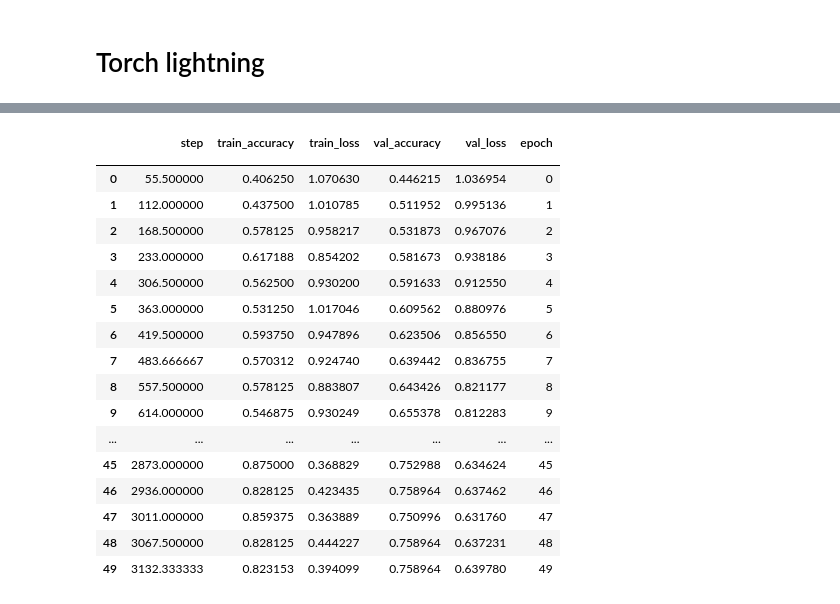
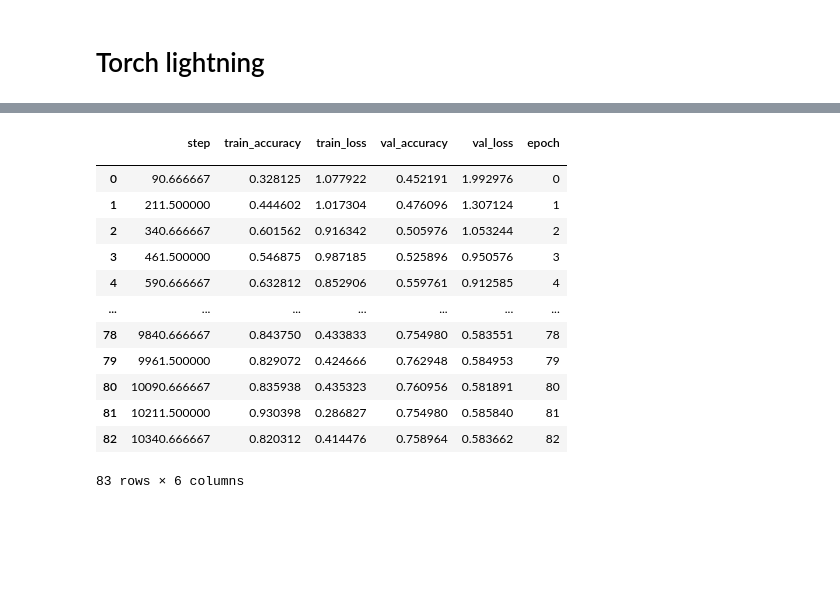
Before and after one commit to TairCohen/Computer-Vision-Project, a Jupyter notebook: skin-disease-classification.ipynb, the cells around one changed output, grey strips where cells are left out. Saved outputs shown, nothing was run; the diff lists cells and outputs as text; code cells hidden in the pictures; blank space fills up the shorter version.

```diff
--- a/skin-disease-classification.ipynb
+++ b/skin-disease-classification.ipynb
@@ -346,30 +408,26 @@ trainer.fit(model, train_loader, val_loader)
 # %%
 import pandas as pd
-log_path = "logs/csv_logs/version_4/metrics.csv"
+log_path = "logs/csv_logs/version_0/metrics.csv"
 df = pd.read_csv(log_path, sep=',')
 df = df.groupby('epoch').mean()  # merge the train and valid rows
 df['epoch'] = df.index  # because "Epoch" gets turned into the index
 df.index.name = ''  # to remove the name "Epoch" from the index
 df
 # %% [output]
 |  | step | train_accuracy | train_loss | val_accuracy | val_loss | epoch |
 |  |  |  |  |  |  |  |
-| 0 | 55.500000 | 0.406250 | 1.070630 | 0.446215 | 1.036954 | 0 |
-| 1 | 112.000000 | 0.437500 | 1.010785 | 0.511952 | 0.995136 | 1 |
-| 2 | 168.500000 | 0.578125 | 0.958217 | 0.531873 | 0.967076 | 2 |
-| 3 | 233.000000 | 0.617188 | 0.854202 | 0.581673 | 0.938186 | 3 |
-| 4 | 306.500000 | 0.562500 | 0.930200 | 0.591633 | 0.912550 | 4 |
-| 5 | 363.000000 | 0.531250 | 1.017046 | 0.609562 | 0.880976 | 5 |
-| 6 | 419.500000 | 0.593750 | 0.947896 | 0.623506 | 0.856550 | 6 |
-| 7 | 483.666667 | 0.570312 | 0.924740 | 0.639442 | 0.836755 | 7 |
-| 8 | 557.500000 | 0.578125 | 0.883807 | 0.643426 | 0.821177 | 8 |
-| 9 | 614.000000 | 0.546875 | 0.930249 | 0.655378 | 0.812283 | 9 |
+| 0 | 90.666667 | 0.328125 | 1.077922 | 0.452191 | 1.992976 | 0 |
+| 1 | 211.500000 | 0.444602 | 1.017304 | 0.476096 | 1.307124 | 1 |
+| 2 | 340.666667 | 0.601562 | 0.916342 | 0.505976 | 1.053244 | 2 |
+| 3 | 461.500000 | 0.546875 | 0.987185 | 0.525896 | 0.950576 | 3 |
+| 4 | 590.666667 | 0.632812 | 0.852906 | 0.559761 | 0.912585 | 4 |
 | ... | ... | ... | ... | ... | ... | ... |
-| 45 | 2873.000000 | 0.875000 | 0.368829 | 0.752988 | 0.634624 | 45 |
-| 46 | 2936.000000 | 0.828125 | 0.423435 | 0.758964 | 0.637462 | 46 |
-| 47 | 3011.000000 | 0.859375 | 0.363889 | 0.750996 | 0.631760 | 47 |
-| 48 | 3067.500000 | 0.828125 | 0.444227 | 0.758964 | 0.637231 | 48 |
-| 49 | 3132.333333 | 0.823153 | 0.394099 | 0.758964 | 0.639780 | 49 |
+| 78 | 9840.666667 | 0.843750 | 0.433833 | 0.754980 | 0.583551 | 78 |
+| 79 | 9961.500000 | 0.829072 | 0.424666 | 0.762948 | 0.584953 | 79 |
+| 80 | 10090.666667 | 0.835938 | 0.435323 | 0.760956 | 0.581891 | 80 |
+| 81 | 10211.500000 | 0.930398 | 0.286827 | 0.754980 | 0.585840 | 81 |
+| 82 | 10340.666667 | 0.820312 | 0.414476 | 0.758964 | 0.583662 | 82 |
+83 rows × 6 columns
 # %%
 fig, axes = plt.subplots(1, 2, figsize=(14, 6))
 
```
Also changed, not shown: parts of 9 cells of this notebook.
